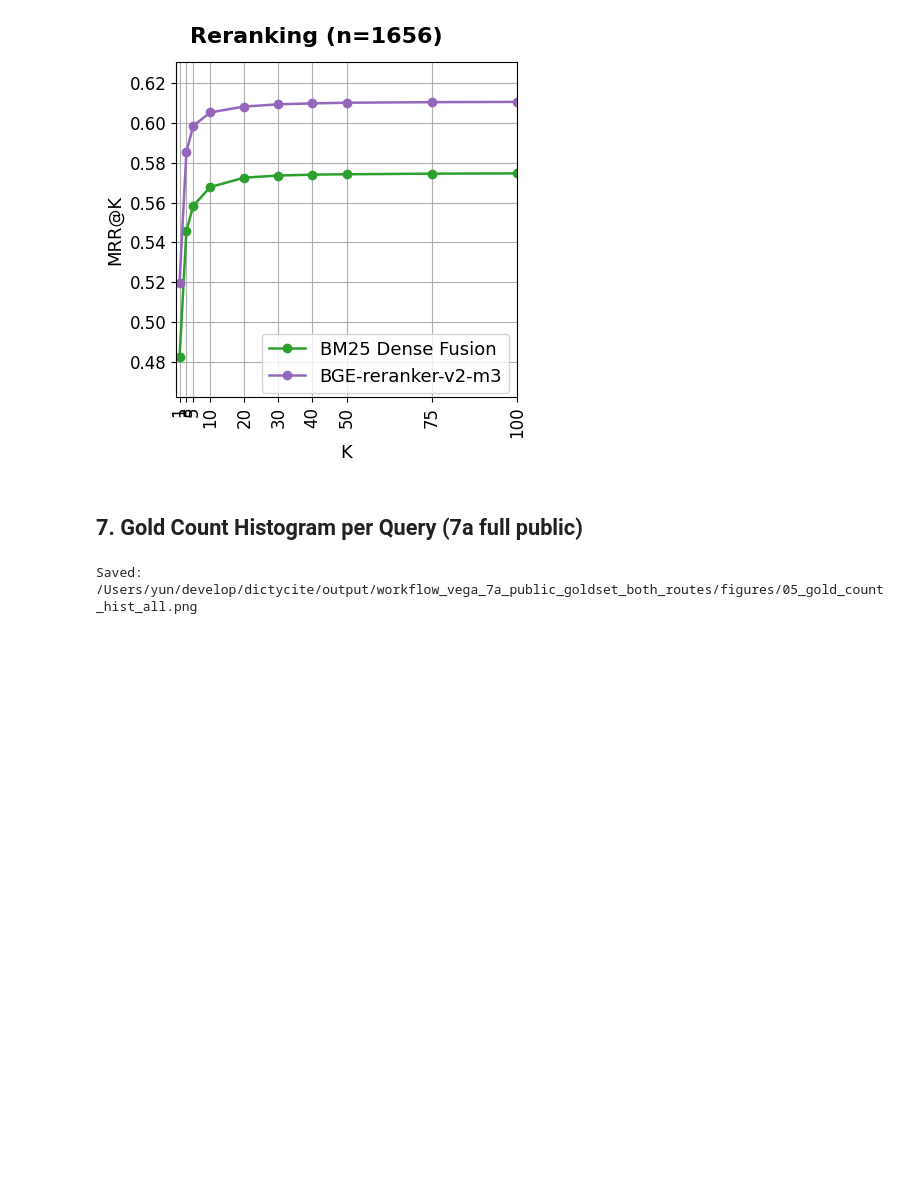
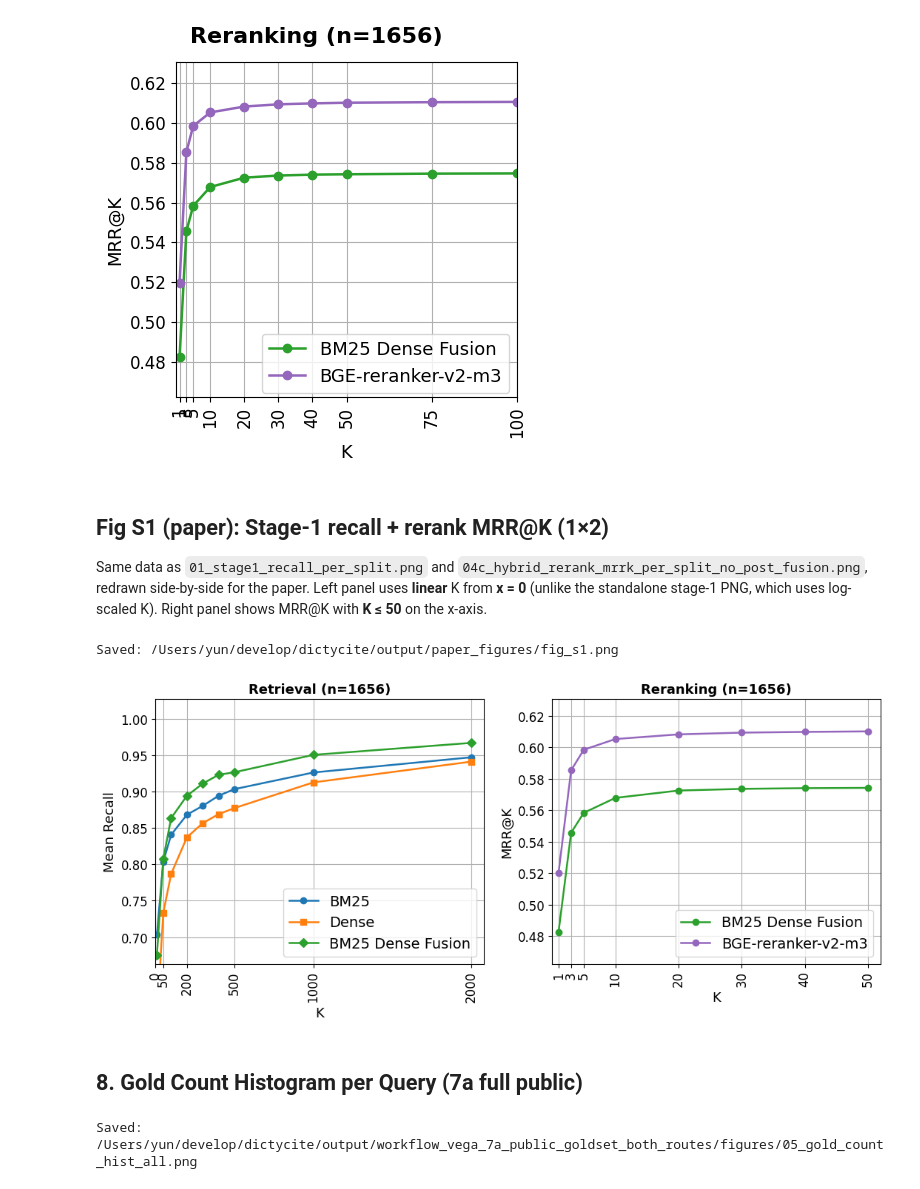
Before and after one commit to fulaibaowang/dictycite, a Jupyter notebook: notebooks/report_7a.ipynb, the cells around one changed output. Drawn from its saved outputs; the diff is of its cells as text; code cells hidden in the pictures; blank space fills up the shorter version.

```diff
--- a/notebooks/report_7a.ipynb
+++ b/notebooks/report_7a.ipynb
@@ -669,7 +669,79 @@ Saved: /Users/yun/develop/dictycite/output/workflow_vega_7a_public_goldset_both_
 Saved: /Users/yun/develop/dictycite/output/workflow_vega_7a_public_goldset_both_routes/figures/04c_hybrid_rerank_mrrk_per_split_no_post_fusion.png
 [figure]
 # %% [markdown]
-## 7. Gold Count Histogram per Query (7a full public)
+## Fig S1 (paper): Stage-1 recall + rerank MRR@K (1×2)
+Same data as `01_stage1_recall_per_split.png` and `04c_hybrid_rerank_mrrk_per_split_no_post_fusion.png`, redrawn side-by-side for the paper. Left panel uses **linear** K from **x = 0** (unlike the standalone stage-1 PNG, which uses log-scaled K). Right panel shows MRR@K with **K ≤ 50** on the x-axis.
+# %%
+fig_s1, axes_s1 = plt.subplots(1, 2, figsize=(10.8, 4.85), squeeze=False)
+axes_s1 = axes_s1.ravel()
+
+# Left: stage-1 mean recall@K (linear x)
+ax_l = axes_s1[0]
+_s1_recall_max = 0.0
+for split in splits:
+    for method_name, cfg in methods_cfg.items():
+        row = cfg["df"][cfg["df"]["split"] == split]
+        if row.empty:
+            continue
+        vals = [row.iloc[0][c] for c in recall_cols]
+        _s1_recall_max = max(_s1_recall_max, max(vals))
+        ax_l.plot(
+            k_values,
+            vals,
+            marker=cfg["marker"],
+            color=cfg["color"],
+            label=method_name,
+            markersize=6,
+            linewidth=1.8,
+        )
+    _axis_split_title(ax_l, split)
+
+_s1_y_top = min(1.12, _s1_recall_max + 0.06)
+ax_l.set_ylim(global_ymin, max(_s1_y_top, global_ymin + 0.02))
+ax_l.set_ylabel("Mean Recall")
+ax_l.set_xlabel("K")
+_k_hi = max(k_values)
+_k_lo = min(k_values)
+ax_l.set_xlim(0, _k_hi + 0.04 * (_k_hi - _k_lo))
+_ticks_s1 = sorted({0, *tick_values})
+ax_l.set_xticks(_ticks_s1)
+ax_l.set_xticklabels([str(t) for t in _ticks_s1], rotation=90)
+ax_l.grid(True, axis="y")
+ax_l.grid(True, axis="x")
+ax_l.set_title(_suptitle_n("Retrieval"), fontsize=13, fontweight="bold", pad=6)
+ax_l.legend(loc="lower right", fontsize=14)
+
+# Right: MRR@K (no post-fusion); x-axis to K=50 for Fig S1
+map_ks_s1 = [k for k in map_ks if k <= 50]
+ax_r = axes_s1[1]
+for idx, split in enumerate(splits):
+    for method_name, method_dict in mrr_curves_rr.items():
+        if split not in method_dict:
+            continue
+        vals = [method_dict[split].get(k, 0.0) for k in map_ks_s1]
+        ax_r.plot(map_ks_s1, vals, marker="o", color=colors_map_rr.get(method_name), label=method_name, linewidth=1.8)
+    _axis_split_title(ax_r, split)
+    ax_r.set_ylim(y_min_mrr_rr, y_max_mrr_rr)
+    ax_r.set_ylabel("MRR@K" if idx == 0 else "")
+    ax_r.set_xlabel("K")
+    ax_r.set_xticks(map_ks_s1)
+    ax_r.set_xticklabels([str(k) for k in map_ks_s1], rotation=90)
+    ax_r.set_xlim(0, 52)
+    ax_r.grid(True, axis="y")
+    ax_r.grid(True, axis="x")
+ax_r.set_title(_suptitle_n("Reranking"), fontsize=13, fontweight="bold", pad=6)
+ax_r.legend(loc="lower right", fontsize=14)
+
+plt.tight_layout(w_pad=1.6)
+fig_s1_out = paper_figures_dir / "fig_s1.png"
+plt.savefig(fig_s1_out, dpi=150, bbox_inches="tight")
+print("Saved:", fig_s1_out)
+plt.show()
+# %% [output]
+Saved: /Users/yun/develop/dictycite/output/paper_figures/fig_s1.png
+[figure, added]
+# %% [markdown]
+## 8. Gold Count Histogram per Query (7a full public)
 # %%
 gold_split = splits[0]
 
```
Also changed, not shown: parts of 7 cells of this notebook, 7 other files.
